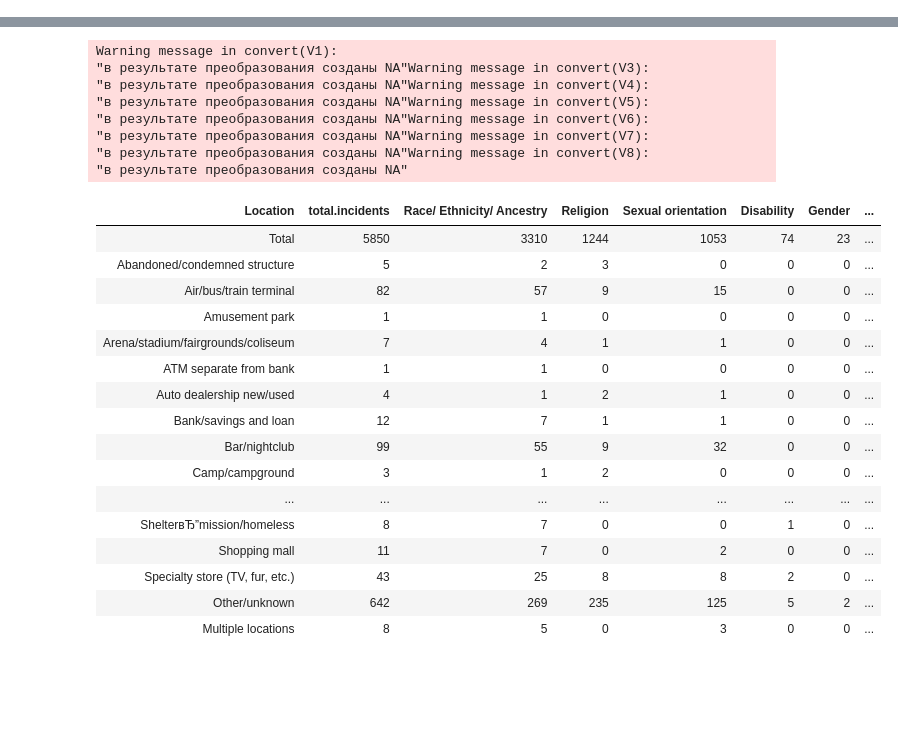
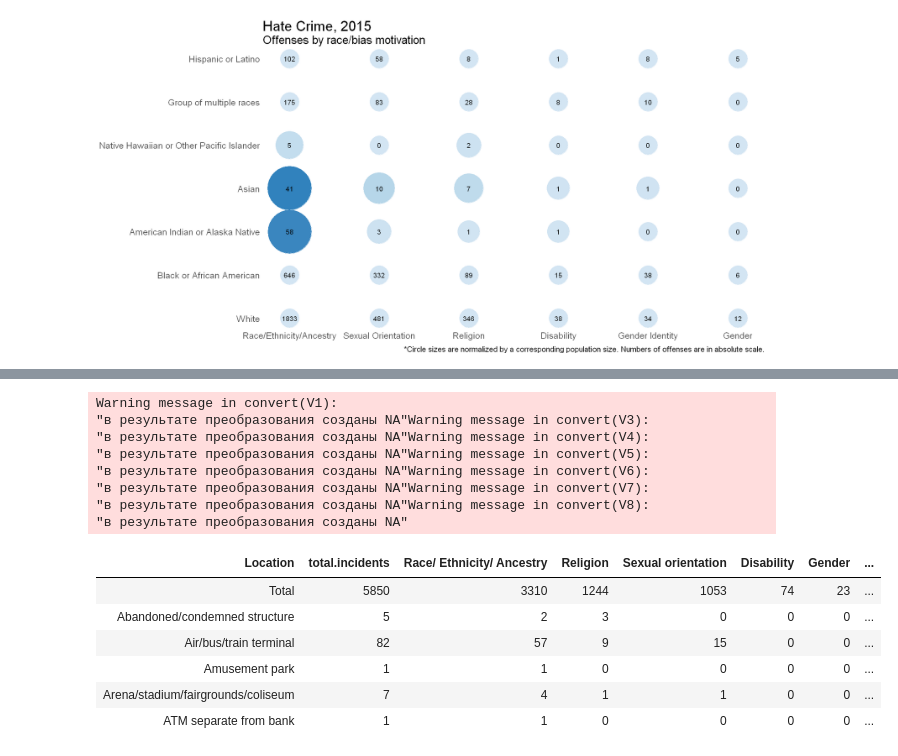
Before and after one commit to pgmvp/Data-Visualization, a Jupyter notebook: FinalProject.ipynb, the cells around one changed output, grey strips where cells are left out. Cells and saved outputs as stored; diff of their text form; code cells hidden in the pictures; blank space fills up the shorter version.

Commit message:
Added resources. Also changes to the plots.

```diff
--- a/FinalProject.ipynb
+++ b/FinalProject.ipynb
@@ -123,3 +158,30 @@ Warning message:
+# %%
+# x = reorder(bias.motivation,
+#                              X = bias.motivation,
+#                              FUN = function(x){sums %>% mutate(i = row_number()) %>%
+#                                                filter(bm==x) %>% select(i) %>% as.numeric()})
+
+options(repr.plot.width = 16, repr.plot.height = 8.0)
+ggplot(races, aes(y = race, x = factor(bias.motivation, levels = sums$bm),
+                  color = norm_value, size = norm_value)) +
+geom_point() +
+scale_color_gradient2(low = '#deebf7', mid = '#9ecae1', high = '#3182bd', midpoint = mean(sums$s))+
+scale_size_continuous(range = c(15, 35)) +
+scale_x_discrete(expand = c(0.05, 0.05)) +
+scale_y_discrete(expand = c(0.035, 0.035)) +
+geom_text(aes(label = value), color = 'black', size = 4) +
+theme_minimal() +
+theme(axis.text = element_text(size = 15),
+      axis.title = element_blank(),
+      legend.position = "none",
+      panel.grid = element_blank(),
+      title = element_text(size = 20),
+      axis.text.x = element_text(angle = 0),
+     plot.caption = element_text(size = 13, vjust = -1.8)) +
+labs(title = "Hate Crime, 2015", subtitle = "Offenses by race/bias motivation",
+caption = "*Circle sizes are normalized by a corresponding population size. Numbers of offenses are in absolute scale.")
+# %% [output]
+[figure, added]
 # %%
 df.2 <- read.csv('./table_10_incidents_bias_motivation_by_location_2015.csv',
                  skip = 7, header=FALSE, stringsAsFactors = TRUE, dec = '.')
@@ -142,35 +204,25 @@ Warning message in read.table(file = file, header = header, sep = sep, quote = q
 # %%
 rownames <- tail(df.2, -1) %>% select(V1)
 colnames <- c("Location", "total.incidents", "Race/ Ethnicity/ Ancestry", "Religion", "Sexual orientation",
               "Disability", "Gender",
               "Gender Identity", "Multiple-bias incidents")
 
 tidy_df2 <- tail(df.2, -1)  %>% mutate_if(is.factor, convert) %>% mutate(V1 = rownames[, 1]) %>% select(-c(10, 11))
 colnames(tidy_df2) <- colnames
-tidy_df2
+head(tidy_df2)
 # %% [output]
 Warning message in convert(V1):
 "в результате преобразования созданы NA"Warning message in convert(V3):
 "в результате преобразования созданы NA"Warning message in convert(V4):
 "в результате преобразования созданы NA"Warning message in convert(V5):
 "в результате преобразования созданы NA"Warning message in convert(V6):
 "в результате преобразования созданы NA"Warning message in convert(V7):
 "в результате преобразования созданы NA"Warning message in convert(V8):
 "в результате преобразования созданы NA"
 | Location | total.incidents | Race/ Ethnicity/ Ancestry | Religion | Sexual orientation | Disability | Gender | ... |
 | Total | 5850 | 3310 | 1244 | 1053 | 74 | 23 | ... |
 | Abandoned/condemned structure | 5 | 2 | 3 | 0 | 0 | 0 | ... |
 | Air/bus/train terminal | 82 | 57 | 9 | 15 | 0 | 0 | ... |
 | Amusement park | 1 | 1 | 0 | 0 | 0 | 0 | ... |
 | Arena/stadium/fairgrounds/coliseum | 7 | 4 | 1 | 1 | 0 | 0 | ... |
 | ATM separate from bank | 1 | 1 | 0 | 0 | 0 | 0 | ... |
-| Auto dealership new/used | 4 | 1 | 2 | 1 | 0 | 0 | ... |
-| Bank/savings and loan | 12 | 7 | 1 | 1 | 0 | 0 | ... |
-| Bar/nightclub | 99 | 55 | 9 | 32 | 0 | 0 | ... |
-| Camp/campground | 3 | 1 | 2 | 0 | 0 | 0 | ... |
-| ... | ... | ... | ... | ... | ... | ... | ... |
-| ShelterвЂ”mission/homeless | 8 | 7 | 0 | 0 | 1 | 0 | ... |
-| Shopping mall | 11 | 7 | 0 | 2 | 0 | 0 | ... |
-| Specialty store (TV, fur, etc.) | 43 | 25 | 8 | 8 | 2 | 0 | ... |
-| Other/unknown | 642 | 269 | 235 | 125 | 5 | 2 | ... |
-| Multiple locations | 8 | 5 | 0 | 3 | 0 | 0 | ... |
```
Also changed, not shown: parts of 9 cells of this notebook, 4 other files.
